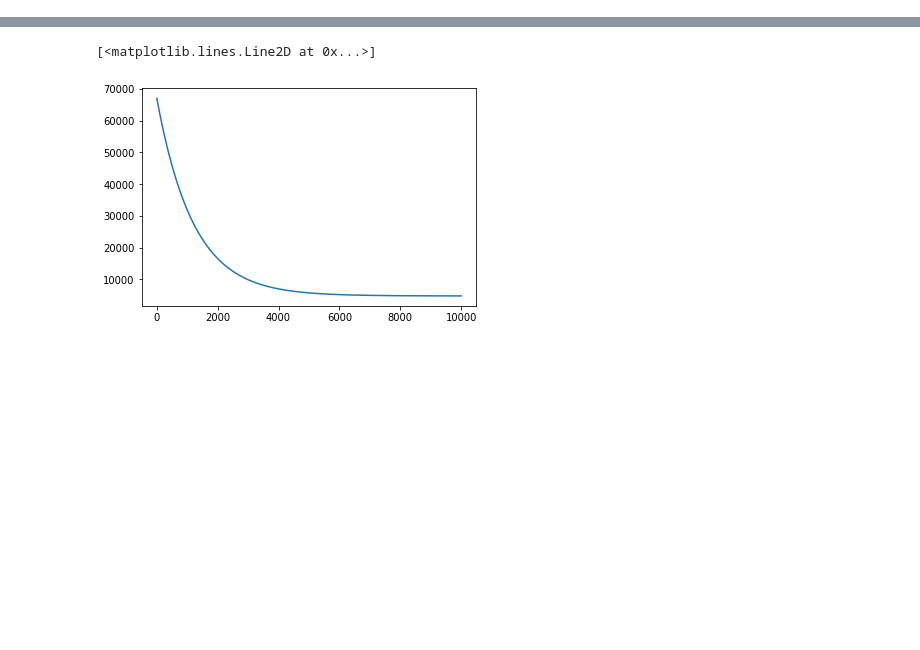
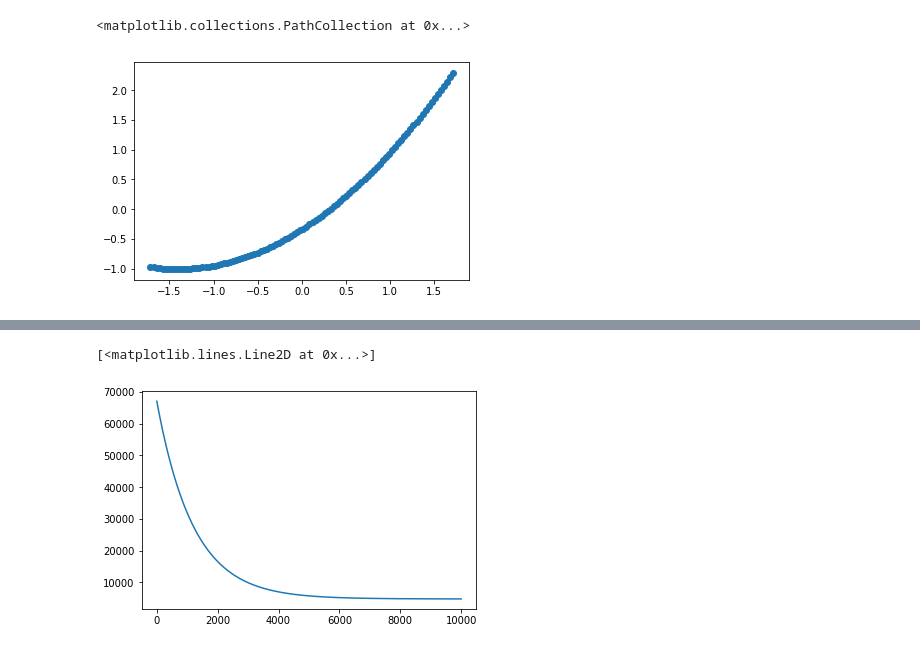
Before and after one commit to coding-blocks-archives/Data-Noida-0420-Live, a Jupyter notebook: session-11/linear reg-Copy1.ipynb, the cells around one changed output, grey strips where cells are left out. Saved outputs shown, nothing was run; the diff lists cells and outputs as text; code cells hidden in the pictures; blank space fills up the shorter version.

```diff
--- a/session-11/linear reg-Copy1.ipynb
+++ b/session-11/linear reg-Copy1.ipynb
@@ -24,3 +27,8 @@ plt.scatter(X, y)
+# %%
+plt.scatter(X_mod, y_mod)
+# %% [output]
+<matplotlib.collections.PathCollection at 0x...>
+[figure, added]
 # %%
 class CustomLinearReg:
 
```
Also changed, not shown: parts of 5 cells of this notebook.
